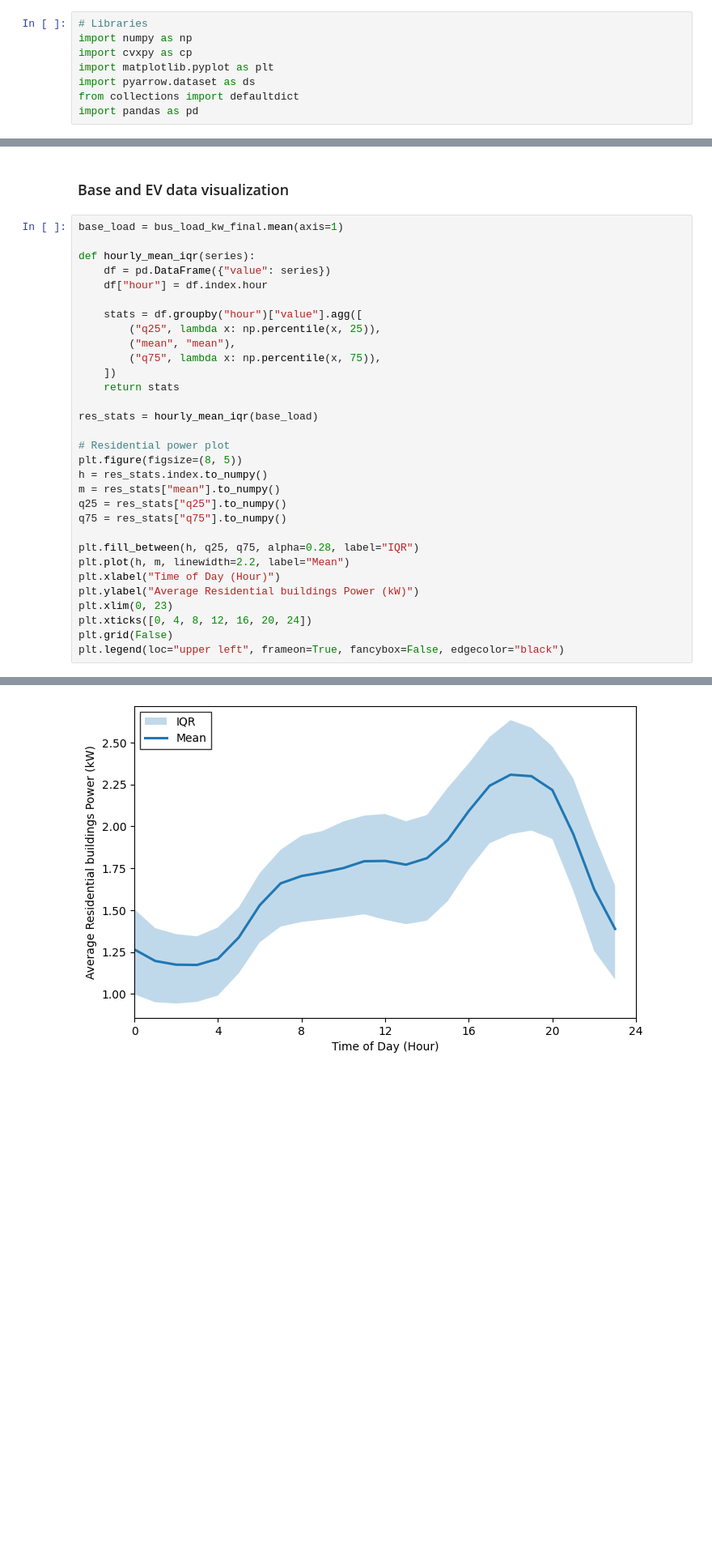
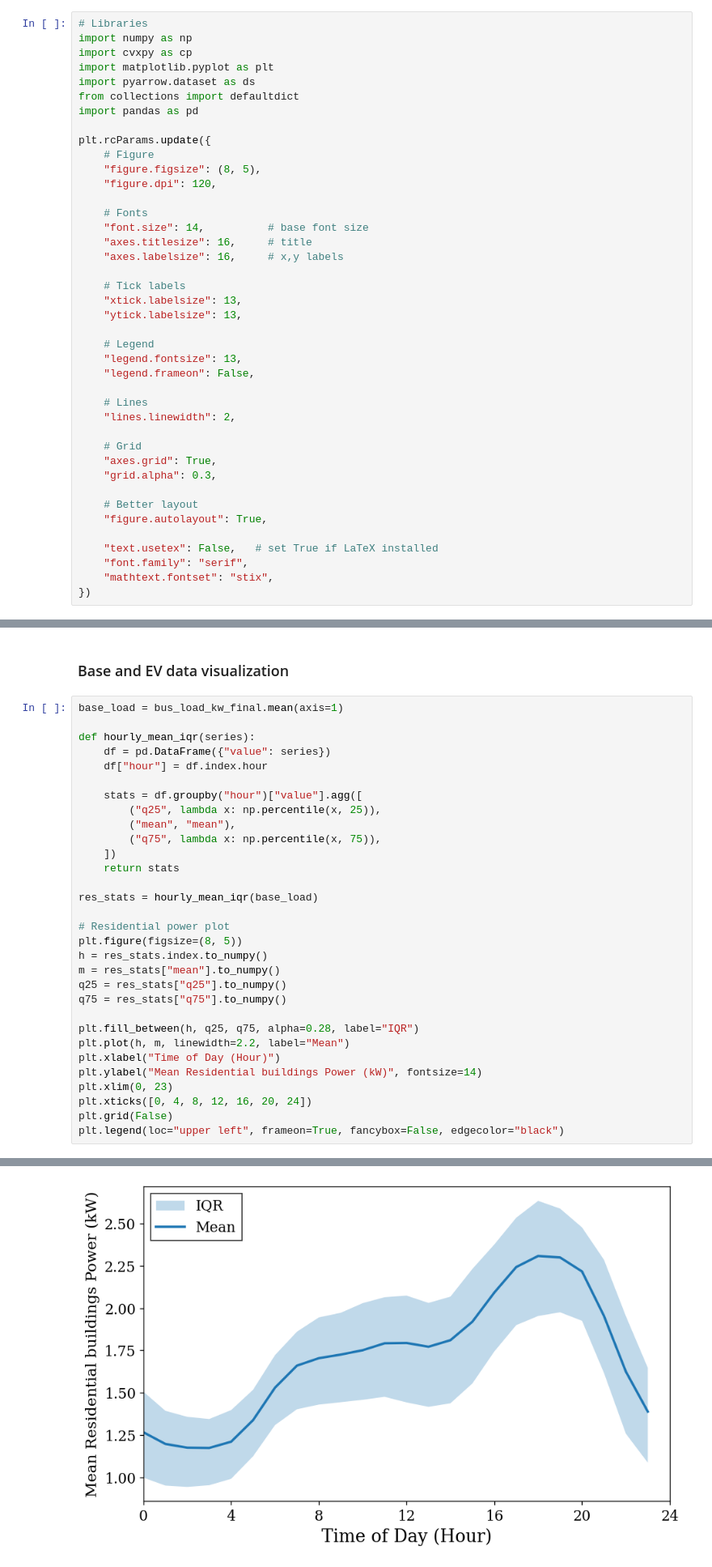
Before and after one commit to gcsarker/dynamic_hosting, a Jupyter notebook: Intervention_test.ipynb, the cells around one changed output, grey strips where cells are left out. Shown at 81% size. Drawn from its saved outputs; the diff is of its cells as text; blank space fills up the shorter version.

```diff
--- a/Intervention_test.ipynb
+++ b/Intervention_test.ipynb
@@ -6,6 +6,39 @@ import matplotlib.pyplot as plt
 import pyarrow.dataset as ds
 from collections import defaultdict
 import pandas as pd
+
+plt.rcParams.update({
+    # Figure
+    "figure.figsize": (8, 5),
+    "figure.dpi": 120,
+
+    # Fonts
+    "font.size": 14,          # base font size
+    "axes.titlesize": 16,     # title
+    "axes.labelsize": 16,     # x,y labels
+
+    # Tick labels
+    "xtick.labelsize": 13,
+    "ytick.labelsize": 13,
+
+    # Legend
+    "legend.fontsize": 13,
+    "legend.frameon": False,
+
+    # Lines
+    "lines.linewidth": 2,
+
+    # Grid
+    "axes.grid": True,
+    "grid.alpha": 0.3,
+
+    # Better layout
+    "figure.autolayout": True,
+
+    "text.usetex": False,   # set True if LaTeX installed
+    "font.family": "serif",
+    "mathtext.fontset": "stix",
+})
 # %% [markdown]
 ### Building R and X matrix for calculating Voltages later.
 # %%
@@ -214,35 +246,35 @@ base_load = bus_load_kw_final.mean(axis=1)
 
 def hourly_mean_iqr(series):
     df = pd.DataFrame({"value": series})
     df["hour"] = df.index.hour
 
     stats = df.groupby("hour")["value"].agg([
         ("q25", lambda x: np.percentile(x, 25)),
         ("mean", "mean"),
         ("q75", lambda x: np.percentile(x, 75)),
     ])
     return stats
 
 res_stats = hourly_mean_iqr(base_load)
 
 # Residential power plot
 plt.figure(figsize=(8, 5))
 h = res_stats.index.to_numpy()
 m = res_stats["mean"].to_numpy()
 q25 = res_stats["q25"].to_numpy()
 q75 = res_stats["q75"].to_numpy()
 
 plt.fill_between(h, q25, q75, alpha=0.28, label="IQR")
 plt.plot(h, m, linewidth=2.2, label="Mean")
 plt.xlabel("Time of Day (Hour)")
-plt.ylabel("Average Residential buildings Power (kW)")
+plt.ylabel("Mean Residential buildings Power (kW)", fontsize=14)
 plt.xlim(0, 23)
 plt.xticks([0, 4, 8, 12, 16, 20, 24])
 plt.grid(False)
 plt.legend(loc="upper left", frameon=True, fancybox=False, edgecolor="black")
 # %% [output]
 <matplotlib.legend.Legend at 0x...>
-[figure, old version]
+[figure, new version]
 # %%
 ev_df_plot = ev_df.copy()
 ev_df_plot['Synthetic_7_2kW'] = ev_df_plot['Synthetic_7_2kW']/ev_df_plot['Synthetic_7_2kW'].max()
```
Also changed, not shown: parts of 43 cells of this notebook, 5 other files.
